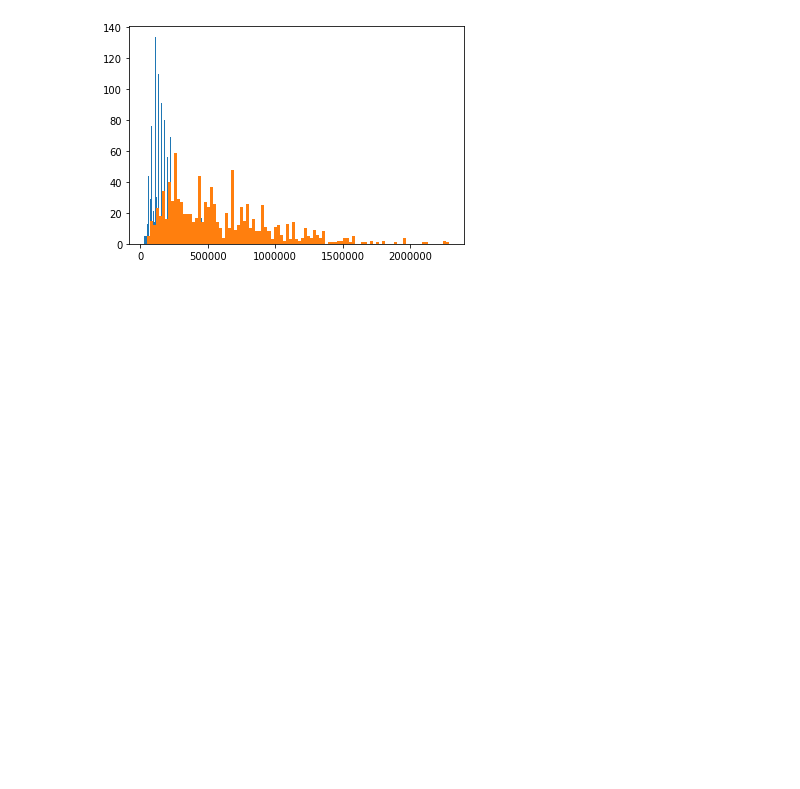
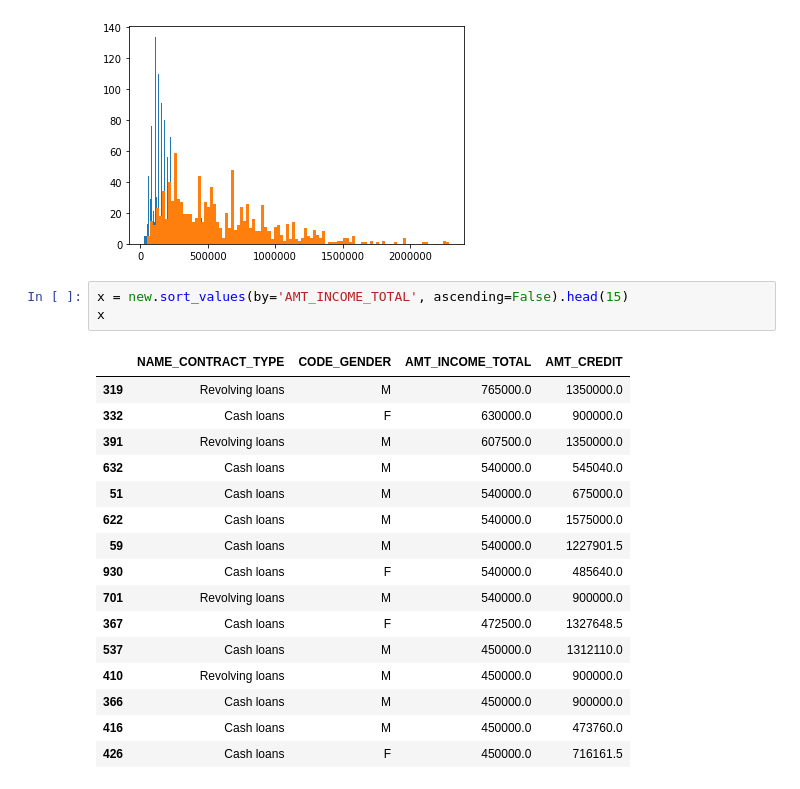
Before and after one commit to jong-liu/3rd-ML100Days, a Jupyter notebook: homework/Day_008_HW.ipynb, the cells around one changed output. Drawn from its saved outputs; the diff is of its cells as text; blank space fills up the shorter version.

```diff
--- a/homework/Day_008_HW.ipynb
+++ b/homework/Day_008_HW.ipynb
@@ -89,3 +89,23 @@ new['AMT_CREDIT'].hist(grid=False, bins = 100)
 # %% [output]
 <matplotlib.axes._subplots.AxesSubplot at 0x...>
 [figure]
+# %%
+x = new.sort_values(by='AMT_INCOME_TOTAL', ascending=False).head(15)
+x
+# %% [output]
+|  | NAME_CONTRACT_TYPE | CODE_GENDER | AMT_INCOME_TOTAL | AMT_CREDIT |
+| 319 | Revolving loans | M | 765000.0 | 1350000.0 |
+| 332 | Cash loans | F | 630000.0 | 900000.0 |
+| 391 | Revolving loans | M | 607500.0 | 1350000.0 |
+| 632 | Cash loans | M | 540000.0 | 545040.0 |
+| 51 | Cash loans | M | 540000.0 | 675000.0 |
+| 622 | Cash loans | M | 540000.0 | 1575000.0 |
+| 59 | Cash loans | M | 540000.0 | 1227901.5 |
+| 930 | Cash loans | F | 540000.0 | 485640.0 |
+| 701 | Revolving loans | M | 540000.0 | 900000.0 |
+| 367 | Cash loans | F | 472500.0 | 1327648.5 |
+| 537 | Cash loans | M | 450000.0 | 1312110.0 |
+| 410 | Revolving loans | M | 450000.0 | 900000.0 |
+| 366 | Cash loans | M | 450000.0 | 900000.0 |
+| 416 | Cash loans | M | 450000.0 | 473760.0 |
+| 426 | Cash loans | F | 450000.0 | 716161.5 |
```
Also changed, not shown: parts of 1 cell of this notebook.
